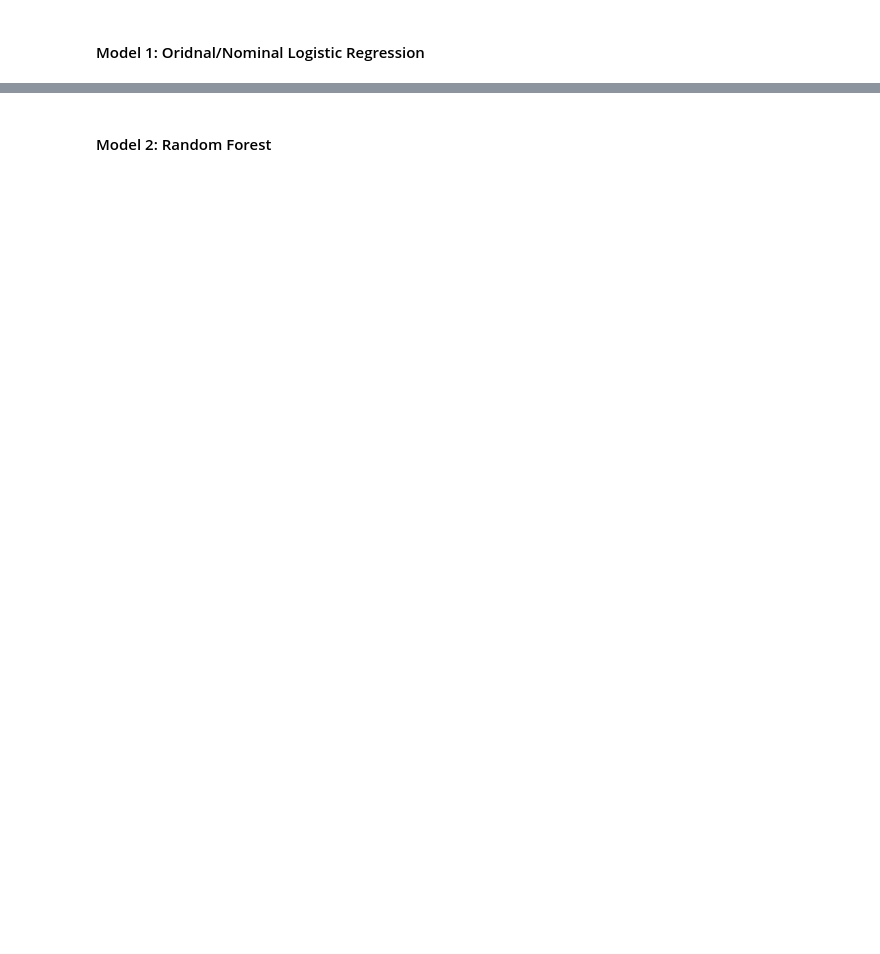
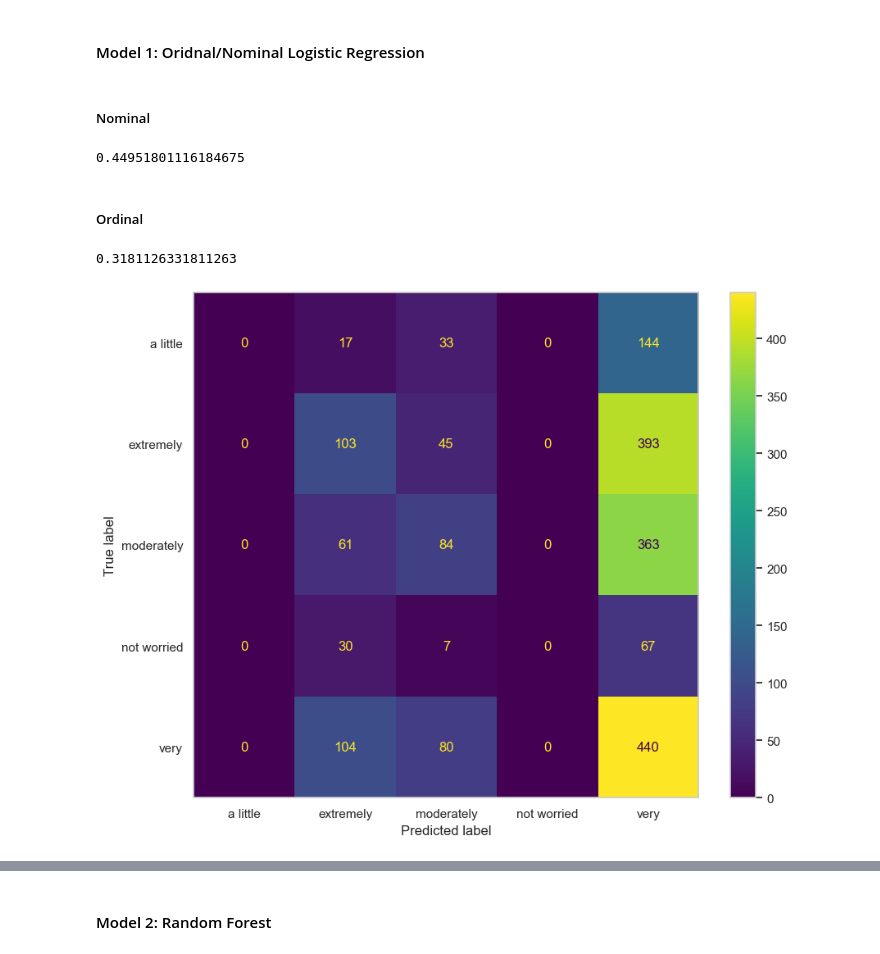
Before and after one commit to jack-rutherford/Climate_Anxiety, a Jupyter notebook: climate_anxiety.ipynb, the cells around one changed output, grey strips where cells are left out. Cells and saved outputs as stored; diff of their text form; code cells hidden in the pictures; blank space fills up the shorter version.

```diff
--- a/climate_anxiety.ipynb
+++ b/climate_anxiety.ipynb
@@ -266,2 +486,37 @@ X_nominal.columns, len(X_nominal.columns)
 # %% [markdown]
 #### Model 1: Oridnal/Nominal Logistic Regression
+# %% [markdown]
+##### Nominal
+# %%
+nom_X_train, nom_X_test, nom_y_train, nom_y_test = train_test_split(X_nominal, y, test_size=0.2, random_state=42)
+
+# Nominal logistic regression
+nominal_logistic = LogisticRegression(max_iter=1000)
+nominal_logistic.fit(nom_X_train, nom_y_train)
+
+nominal_logistic.score(nom_X_test, nom_y_test)
+# %% [output]
+0.44951801116184675
+# %% [markdown]
+##### Ordinal
+# %%
+ordinal_X_train, ordinal_X_test, ordinal_y_train, ordinal_y_test = train_test_split(X_ordinal, y, test_size=0.2, random_state=42)
+
+# Ordinal logistic regression
+ordinal_logistic = LogisticRegression(max_iter=1000)
+ordinal_logistic.fit(ordinal_X_train, ordinal_y_train)
+
+ordinal_logistic.score(ordinal_X_test, ordinal_y_test)
+# %% [output]
+0.3181126331811263
+# %%
+# Ordinal confusion matrix
+ordinal_pred = ordinal_logistic.predict(ordinal_X_test)
+cm = confusion_matrix(ordinal_y_test, ordinal_pred)
+cm_display = ConfusionMatrixDisplay(cm, display_labels=ordinal_logistic.classes_)
+fig, ax = plt.subplots(figsize=(10, 8))
+cm_display.plot(ax=ax)
+plt.grid(False)  # Disable the grid
+plt.show()
+# %% [output]
+[figure, added]
```
Also changed, not shown: parts of 49 cells of this notebook.
